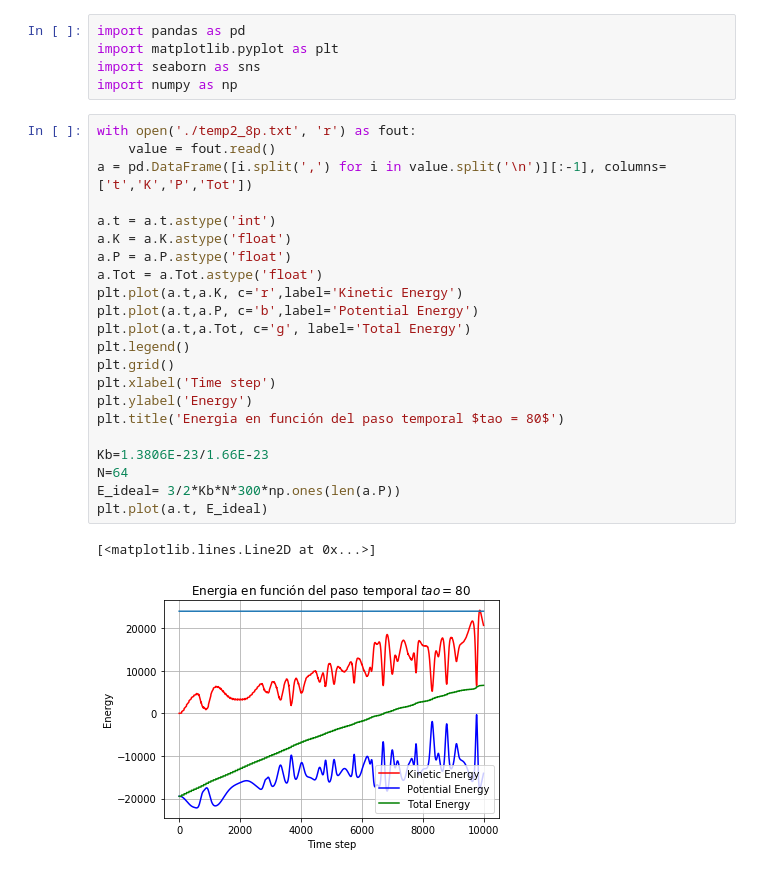
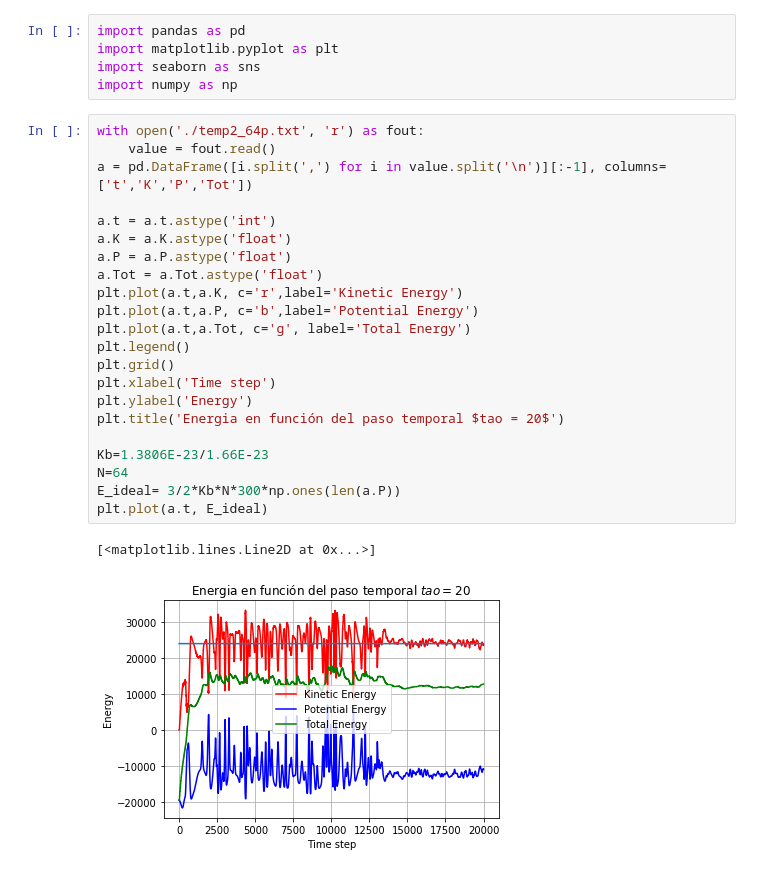
Before and after one commit to dhdzmota/Molecular_dynamics, a Jupyter notebook: Data Analysis.ipynb, the cells around one changed output. Cells and saved outputs as stored; diff of their text form.

```diff
--- a/Data Analysis.ipynb
+++ b/Data Analysis.ipynb
@@ -4,27 +4,27 @@ import matplotlib.pyplot as plt
 import seaborn as sns
 import numpy as np
 # %%
-with open('./temp2_8p.txt', 'r') as fout:
+with open('./temp2_64p.txt', 'r') as fout:
     value = fout.read()
 a = pd.DataFrame([i.split(',') for i in value.split('\n')][:-1], columns=['t','K','P','Tot'])
 
 a.t = a.t.astype('int')
 a.K = a.K.astype('float')
 a.P = a.P.astype('float')
 a.Tot = a.Tot.astype('float')
 plt.plot(a.t,a.K, c='r',label='Kinetic Energy')
 plt.plot(a.t,a.P, c='b',label='Potential Energy')
 plt.plot(a.t,a.Tot, c='g', label='Total Energy')
 plt.legend()
 plt.grid()
 plt.xlabel('Time step')
 plt.ylabel('Energy')
-plt.title('Energia en función del paso temporal $tao = 80$')
+plt.title('Energia en función del paso temporal $tao = 20$')
 
 Kb=1.3806E-23/1.66E-23
 N=64
 E_ideal= 3/2*Kb*N*300*np.ones(len(a.P))
 plt.plot(a.t, E_ideal)
 # %% [output]
 [<matplotlib.lines.Line2D at 0x...>]
-[figure, old version]
+[figure, new version]
```
Also changed, not shown: parts of 4 cells of this notebook, 7 other files.
